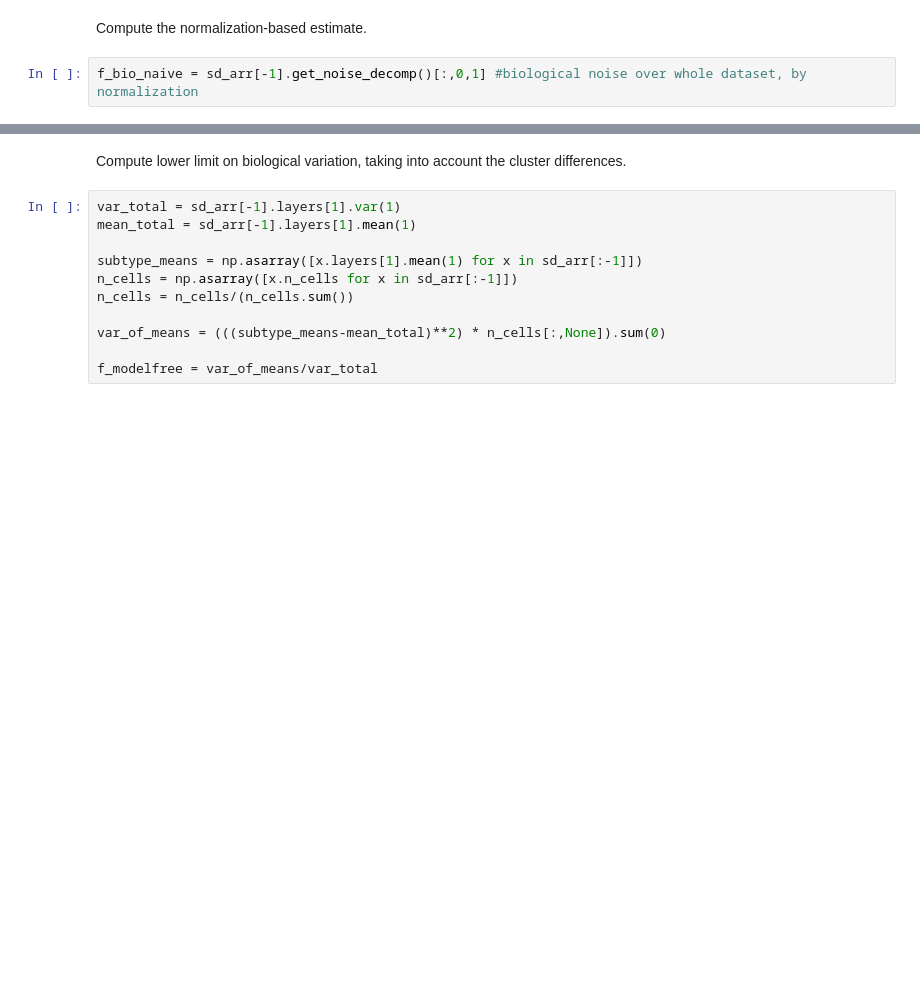
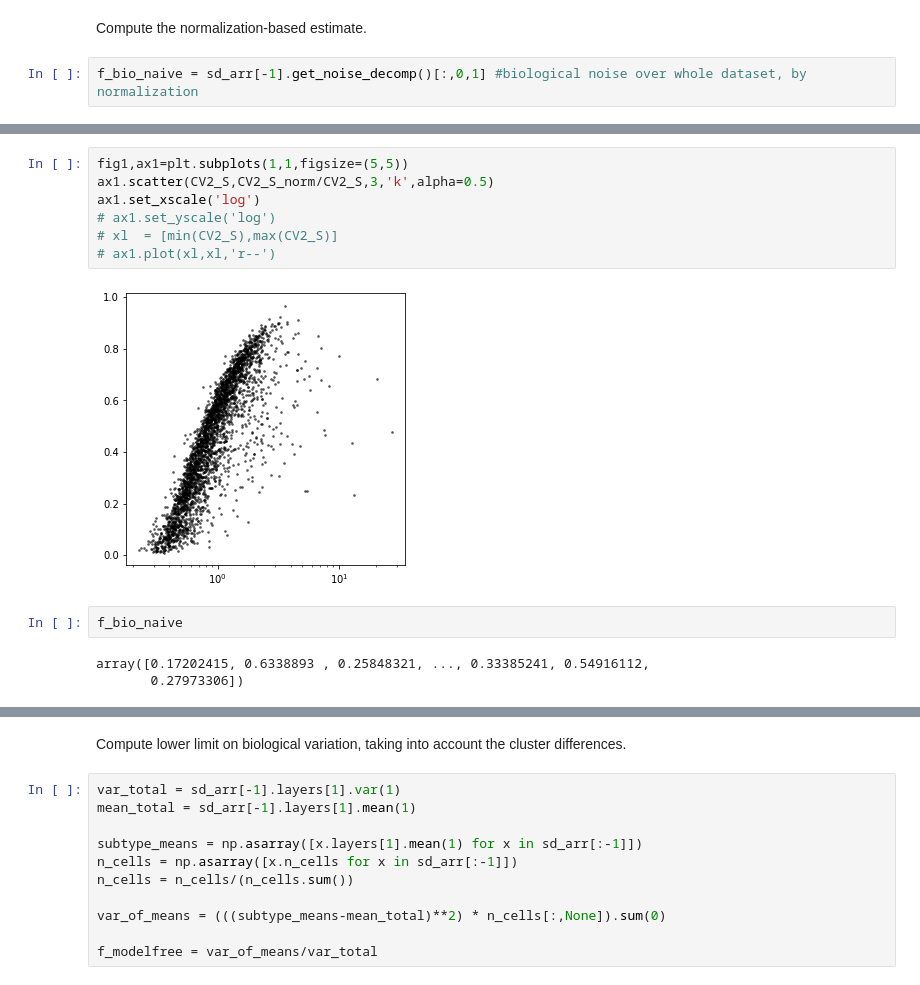
Before and after one commit to pachterlab/monod_examples, a Jupyter notebook: manuscript_computation/gg220602_allen_cellsubtypes_norm.ipynb, the cells around one changed output, grey strips where cells are left out. Saved outputs shown, nothing was run; the diff lists cells and outputs as text; blank space fills up the shorter version.

```diff
--- a/manuscript_computation/gg220602_allen_cellsubtypes_norm.ipynb
+++ b/manuscript_computation/gg220602_allen_cellsubtypes_norm.ipynb
@@ -67,0 +90,14 @@ f_bio_naive = sd_arr[-1].get_noise_decomp()[:,0,1] #biological noise over whole
+# %%
+fig1,ax1=plt.subplots(1,1,figsize=(5,5))
+ax1.scatter(CV2_S,CV2_S_norm/CV2_S,3,'k',alpha=0.5)
+ax1.set_xscale('log')
+# ax1.set_yscale('log')
+# xl  = [min(CV2_S),max(CV2_S)]
+# ax1.plot(xl,xl,'r--')
+# %% [output]
+[figure, added]
+# %%
+f_bio_naive
+# %% [output]
+array([0.17202415, 0.6338893 , 0.25848321, ..., 0.33385241, 0.54916112,
+       0.27973306])
```
Also changed, not shown: parts of 24 cells of this notebook.
